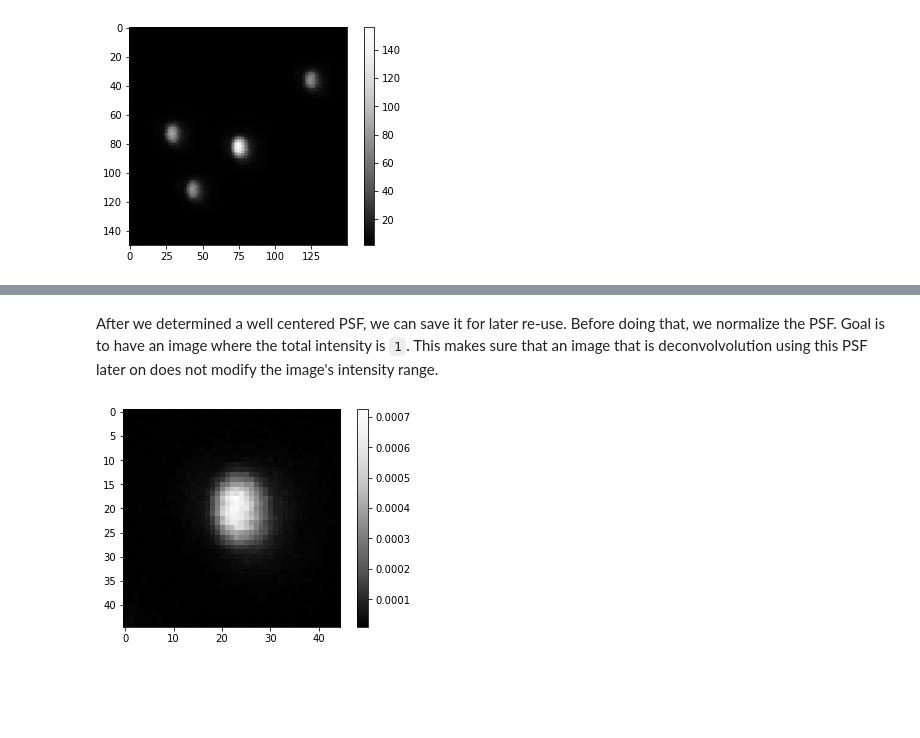
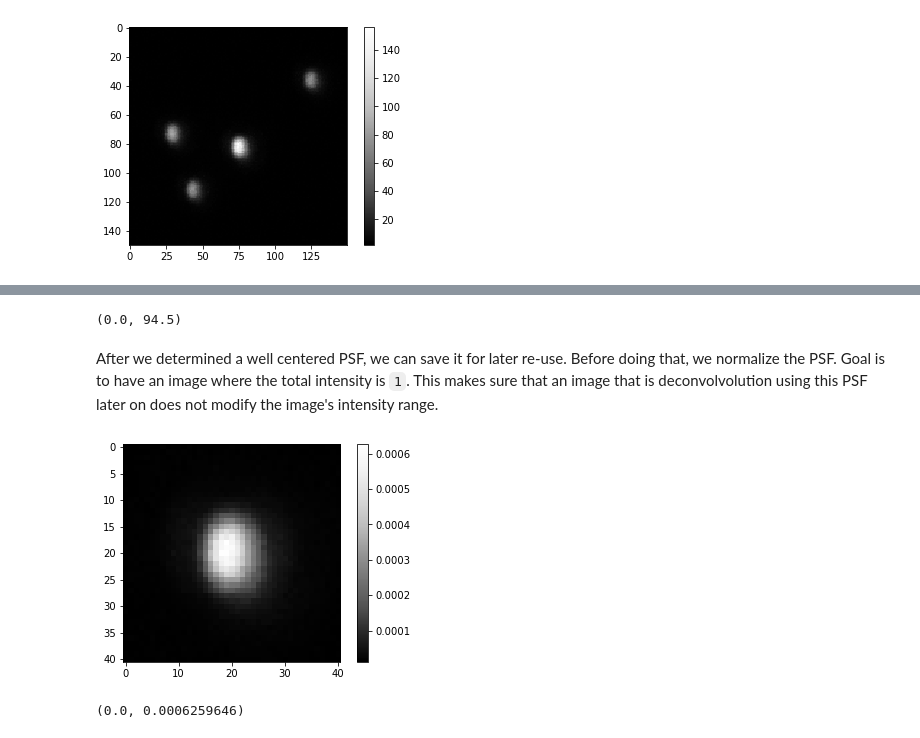
Before and after one commit to haesleinhuepf/BioImageAnalysisNotebooks, a Jupyter notebook: docs/18a_deconvolution/extract_psf.ipynb, the cells around one changed output, grey strips where cells are left out. Drawn from its saved outputs; the diff is of its cells as text; code cells hidden in the pictures; blank space fills up the shorter version.

```diff
--- a/docs/18a_deconvolution/extract_psf.ipynb
+++ b/docs/18a_deconvolution/extract_psf.ipynb
@@ -68,0 +34,4 @@ imshow(cle.maximum_z_projection(psf), colorbar=True)
+# %%
+# Segment objects
+label_image = cle.voronoi_otsu_labeling(bead_image)
+imshow(label_image, labels=True)
@@ -68,0 +40,6 @@ imshow(cle.maximum_z_projection(psf), colorbar=True)
+# %%
+# determine center of mass for each object
+stats = cle.statistics_of_labelled_pixels(bead_image, label_image)
+
+df = pd.DataFrame(stats)
+df[["mass_center_x", "mass_center_y", "mass_center_z"]]
@@ -68,0 +55,31 @@ imshow(cle.maximum_z_projection(psf), colorbar=True)
+# %%
+# configure size of future PSF image
+psf_radius = 20
+size = psf_radius * 2 + 1
+
+# initialize PSF
+single_psf_image = cle.create([size, size, size])
+avg_psf_image = cle.create([size, size, size])
+
+num_psfs = len(df)
+for index, row in df.iterrows():
+    x = row["mass_center_x"]
+    y = row["mass_center_y"]
+    z = row["mass_center_z"]
+
+    print("Bead", index, "at position", x, y, z)
+
+    # move PSF in right position in a smaller image
+    cle.translate(bead_image, single_psf_image,
+                  translate_x= -x + psf_radius,
+                  translate_y= -y + psf_radius,
+                  translate_z= -z + psf_radius)
+
+    # visualize
+    fig, axs = plt.subplots(1,3)
+    imshow(cle.maximum_x_projection(single_psf_image), plot=axs[0])
+    imshow(cle.maximum_y_projection(single_psf_image), plot=axs[1])
+    imshow(cle.maximum_z_projection(single_psf_image), plot=axs[2])
+
+    # average
+    avg_psf_image = avg_psf_image + single_psf_image / num_psfs
@@ -69,10 +104,18 @@ imshow(cle.maximum_z_projection(psf), colorbar=True)
+# %%
+avg_psf_image.min(), avg_psf_image.max()
+# %% [output]
+(0.0, 94.5)
 # %% [markdown]
 After we determined a well centered PSF, we can save it for later re-use. Before doing that, we normalize the PSF. Goal is to have an image where the total intensity is `1`. This makes sure that an image that is deconvolvolution using this PSF later on does not modify the image's intensity range.
 # %%
-normalized_psf = psf / np.sum(psf)
+normalized_psf = avg_psf_image / np.sum(avg_psf_image)
 
 imshow(normalized_psf, colorbar=True)
 # %% [output]
-[figure, old version]
+[figure, new version]
+# %%
+normalized_psf.min(), normalized_psf.max()
+# %% [output]
+(0.0, 0.0006259646)
 # %%
 imsave('../../data/psf.tif', normalized_psf)
```
Also changed, not shown: parts of 15 cells of this notebook, 2 other files.
